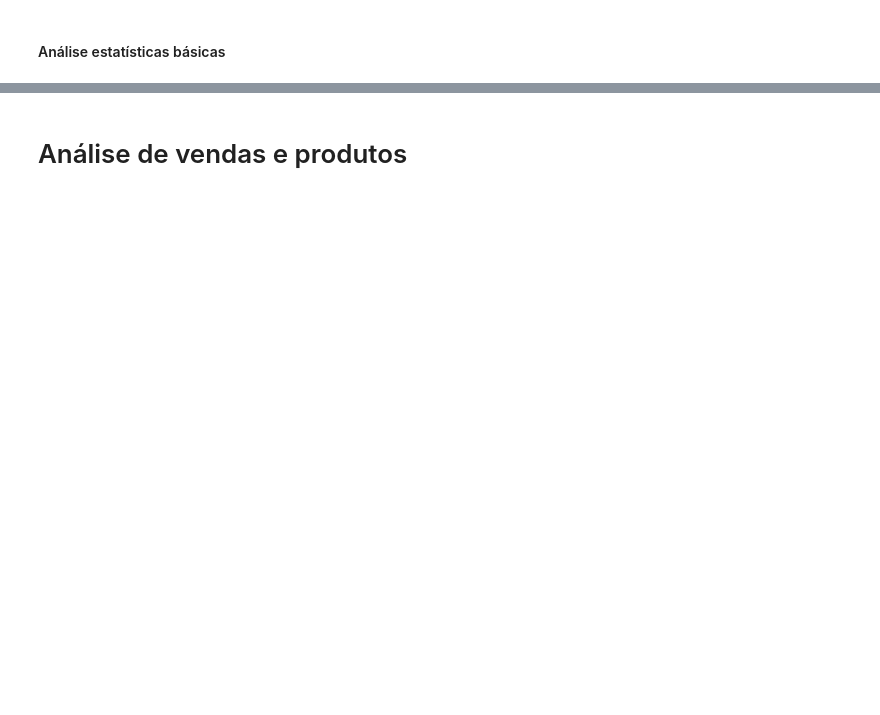
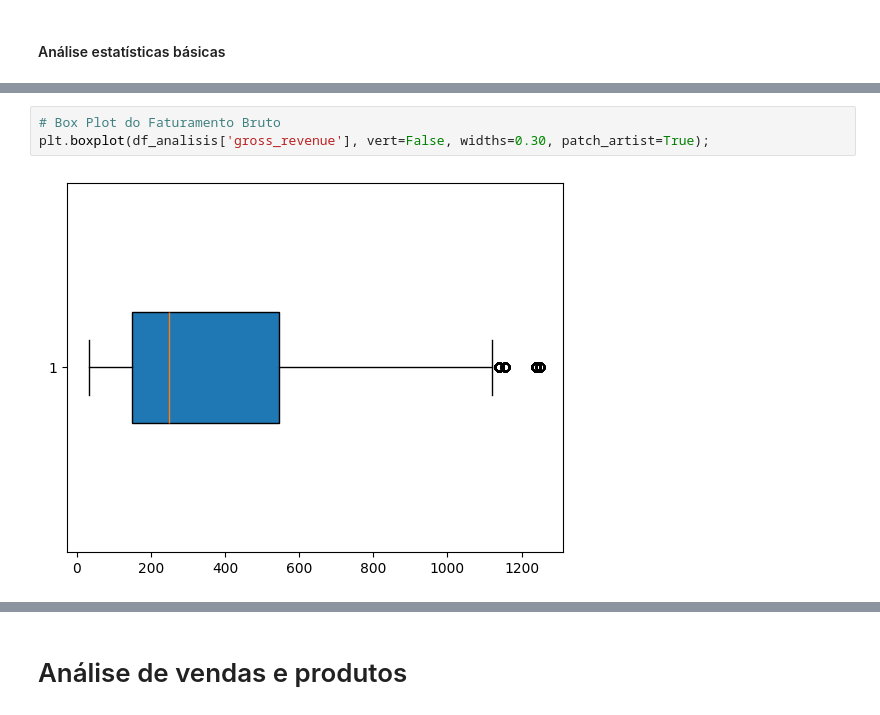
Before and after one commit to JacksonvBarbosa/america_ecommerce, a Jupyter notebook: notebook/03_eda/exploratory_analysis.ipynb, the cells around one changed output, grey strips where cells are left out. Cells and saved outputs as stored; diff of their text form; blank space fills up the shorter version.

```diff
--- a/notebook/03_eda/exploratory_analysis.ipynb
+++ b/notebook/03_eda/exploratory_analysis.ipynb
@@ -208,0 +237,5 @@ detect_outliers(df)
+# %%
+# Box Plot do Faturamento Bruto
+plt.boxplot(df_analisis['gross_revenue'], vert=False, widths=0.30, patch_artist=True);
+# %% [output]
+[figure, added]
```
Also changed, not shown: parts of 121 cells of this notebook, 10 other files.
